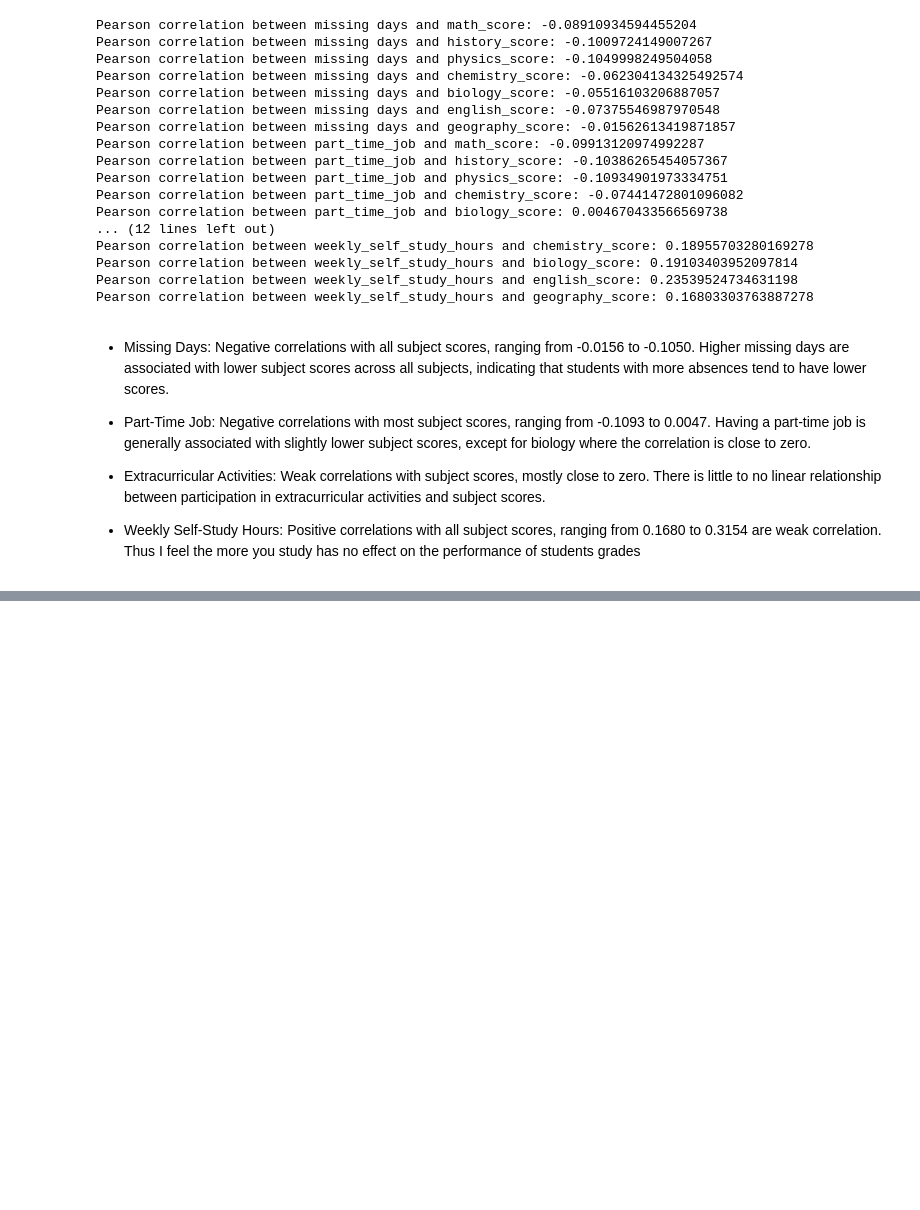
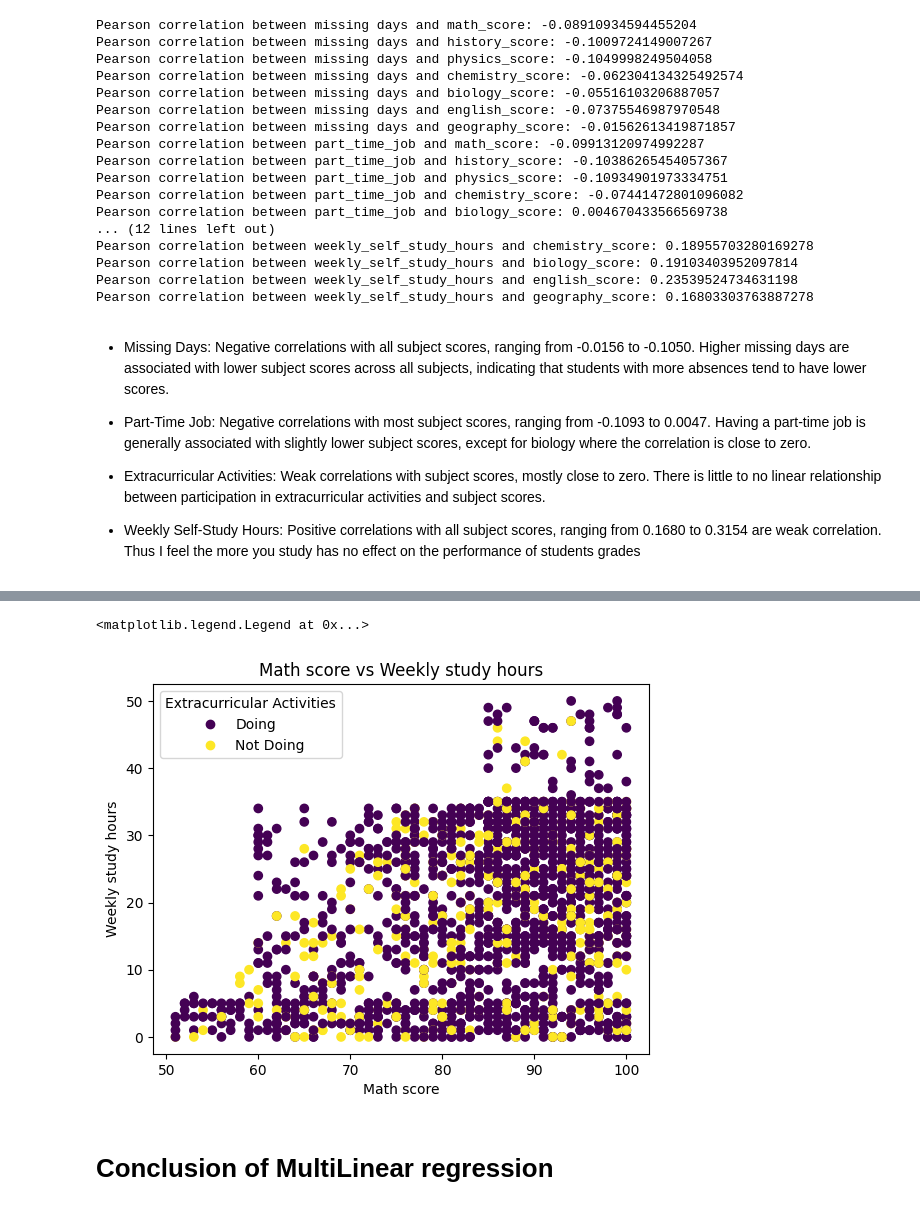
Before and after one commit to shakiralynch1/DVA_CA1, a Jupyter notebook: DVA_CA1.ipynb, the cells around one changed output, grey strips where cells are left out. Drawn from its saved outputs; the diff is of its cells as text; code cells hidden in the pictures; blank space fills up the shorter version.

```diff
--- a/DVA_CA1.ipynb
+++ b/DVA_CA1.ipynb
@@ -954,0 +1029,13 @@ Thus I feel the more you study has no effect on the performance of students grad
+# %%
+names = ["Doing", "Not Doing"]
+plt.title("Math score vs Weekly study hours")
+plt.xlabel("Math score")
+plt.ylabel("Weekly study hours")
+scatter = plt.scatter(math_score, weekly_self_study_hours, c=extracurricular_activities, cmap='viridis')
+plt.legend(handles=scatter.legend_elements()[0], labels=names, title="Extracurricular Activities")
+#plt.show()
+# %% [output]
+<matplotlib.legend.Legend at 0x...>
+[figure, added]
+# %% [markdown]
+<h1>Conclusion of MultiLinear regression</h1>
```
Also changed, not shown: parts of 6 cells of this notebook, 1 other file.
